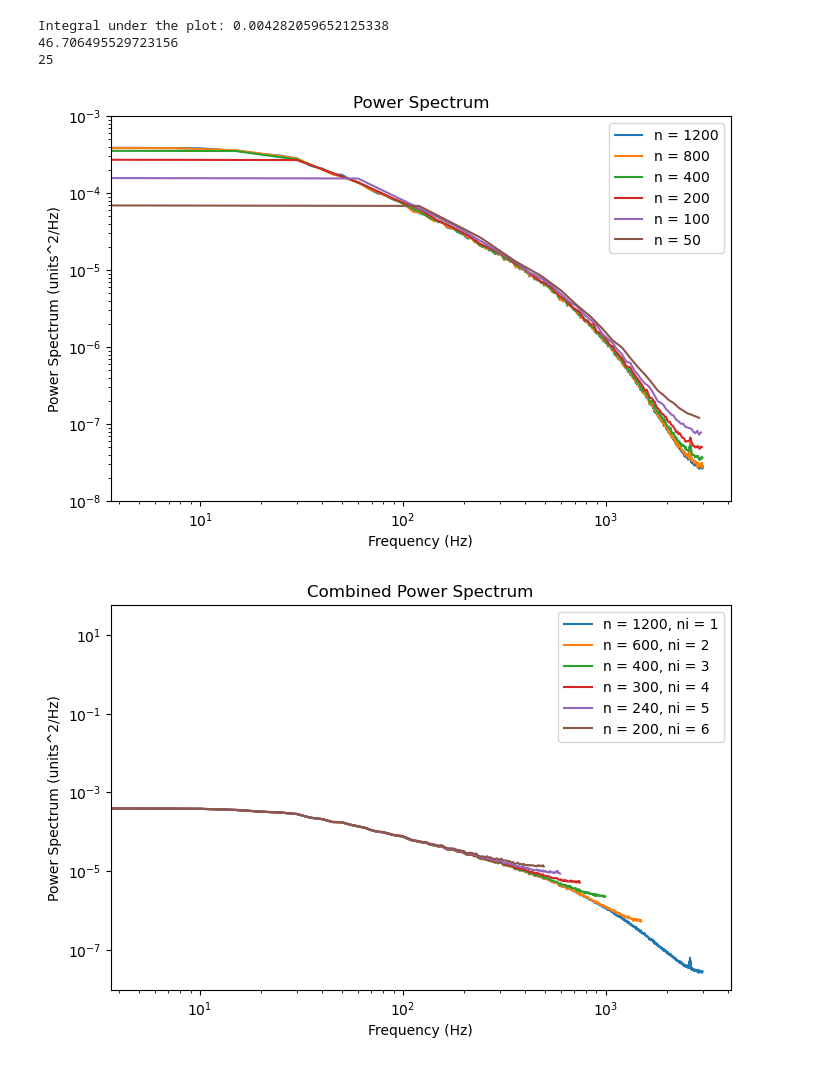
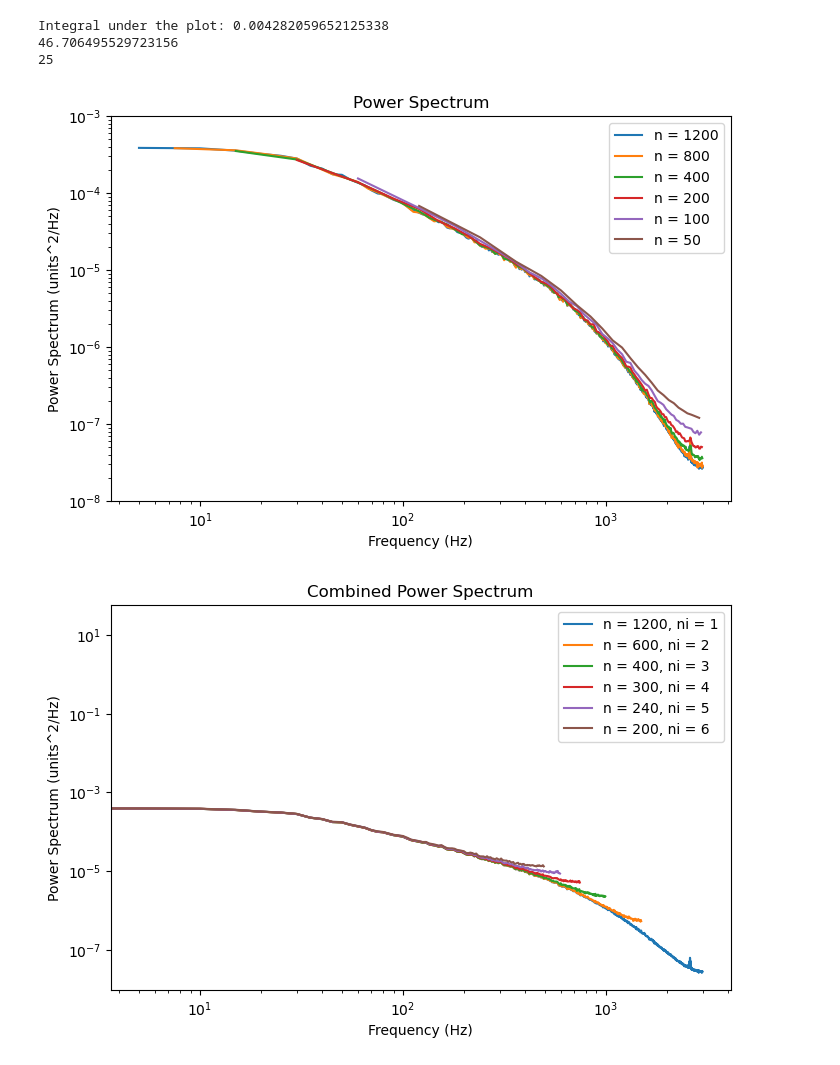
Before and after one commit to VictorLier/ExperimentalFluid, a Jupyter notebook: Signal_processing/Signal_processingn_marc.ipynb, the cells around one changed output. Saved outputs shown, nothing was run; the diff lists cells and outputs as text; code cells hidden in the pictures.

```diff
--- a/Signal_processing/Signal_processingn_marc.ipynb
+++ b/Signal_processing/Signal_processingn_marc.ipynb
@@ -25,6 +25,7 @@ autocorr_norm = autocorr / autocorr.max()
 plt.plot(np.arange(n)*dt, autocorr_norm[n-1:])
 plt.show() """
 
+uf = u - u.mean() # fluctuation part
 all_autocorr = np.zeros((n, nblock))
 
 for i in range(nblock):
@@ -49,29 +50,29 @@ Integral under the plot: 0.004282059652125338
 # %%
 import matplotlib.pyplot as plt
 
 fig, ax = plt.subplots(figsize=(8, 5))
 
 for i, n_val in enumerate([1200, 800, 400, 200, 100, 50]):
     S_all = np.zeros((n_val//2, nblock))
     f = np.arange(n_val) / (n_val * dt)
 
     for j in range(nblock):
         uft = dt * np.fft.fft(u[:n_val, j])
         S = uft * uft.conjugate() / (n_val * dt)
         S_all[:, j] = S[0:n_val//2].real
 
     row = i // 2
     col = i % 2
-    ax.loglog(f[0:n_val//2], np.mean(S_all[:, :],axis=1), label=f'n = {n_val}', color=f'C{i}')
+    ax.loglog(f[1:n_val//2], np.mean(S_all[1:, :],axis=1), label=f'n = {n_val}', color=f'C{i}')
 
 plt.xlabel('Frequency (Hz)')
 plt.ylabel('Power Spectrum (units^2/Hz)')
 plt.title('Power Spectrum')
 plt.legend()
 plt.ylim([1e-8, 1e-3])
 plt.show()
 # %% [output]
-[figure, old version]
+[figure, new version]
 # %%
 
 fig, ax = plt.subplots(figsize=(8, 5))
```
Also changed, not shown: 1 other file.
